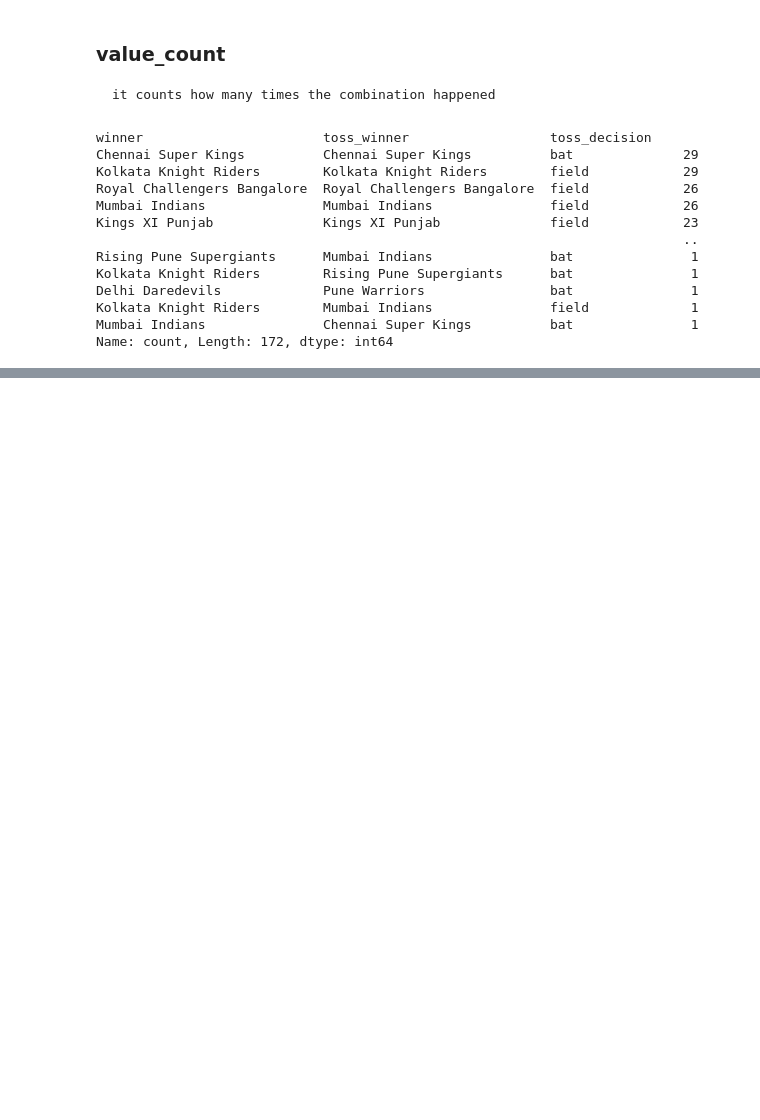
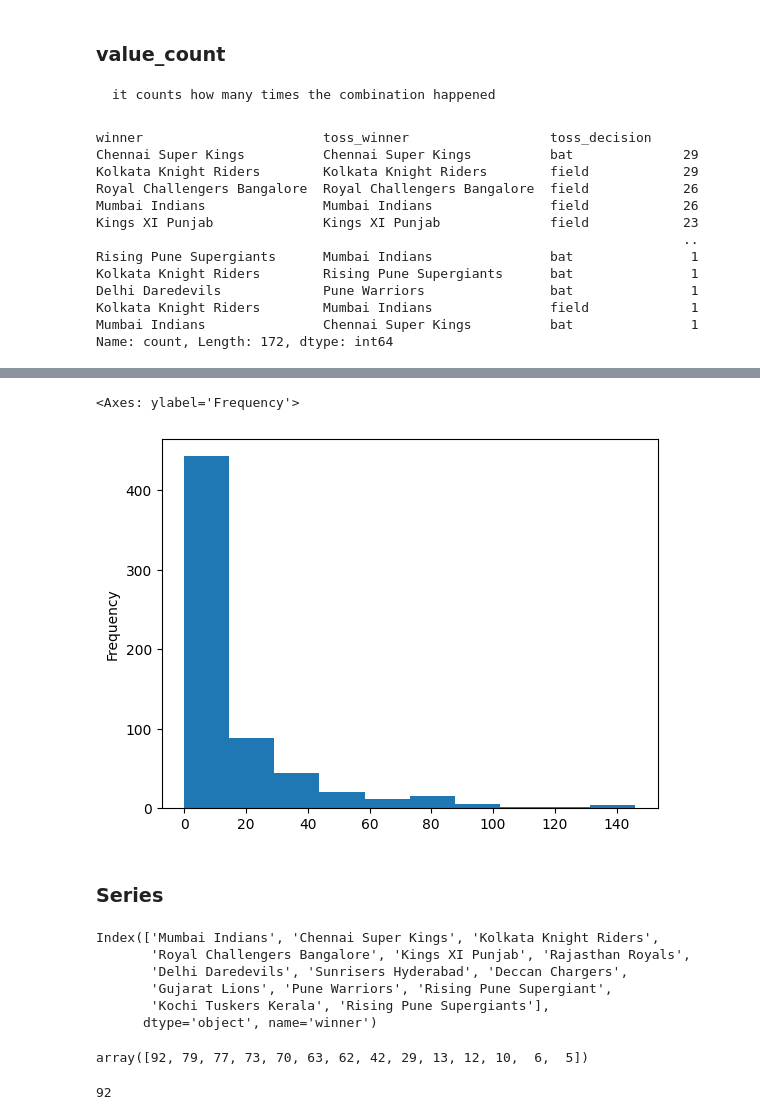
Before and after one commit to OjasTulswani/ml-learning-journal, a Jupyter notebook: pandas/ipl_analysis.ipynb, the cells around one changed output, grey strips where cells are left out. Saved outputs shown, nothing was run; the diff lists cells and outputs as text; code cells hidden in the pictures; blank space fills up the shorter version.

Commit message:
series operations

```diff
--- a/pandas/ipl_analysis.ipynb
+++ b/pandas/ipl_analysis.ipynb
@@ -211,0 +221,25 @@ Name: count, Length: 172, dtype: int64
+# %%
+data['win_by_runs'].plot(kind='hist')
+# %% [output]
+<Axes: ylabel='Frequency'>
+[figure, added]
+# %% [markdown]
+### Series
+# %%
+myseries = data['winner'].value_counts()
+myseries.index
+# %% [output]
+Index(['Mumbai Indians', 'Chennai Super Kings', 'Kolkata Knight Riders',
+       'Royal Challengers Bangalore', 'Kings XI Punjab', 'Rajasthan Royals',
+       'Delhi Daredevils', 'Sunrisers Hyderabad', 'Deccan Chargers',
+       'Gujarat Lions', 'Pune Warriors', 'Rising Pune Supergiant',
+       'Kochi Tuskers Kerala', 'Rising Pune Supergiants'],
+      dtype='object', name='winner')
+# %%
+myseries.values
+# %% [output]
+array([92, 79, 77, 73, 70, 63, 62, 42, 29, 13, 12, 10,  6,  5])
+# %%
+print(myseries['Mumbai Indians'])
+# %% [output]
+92
```
Also changed, not shown: parts of 4 cells of this notebook.
